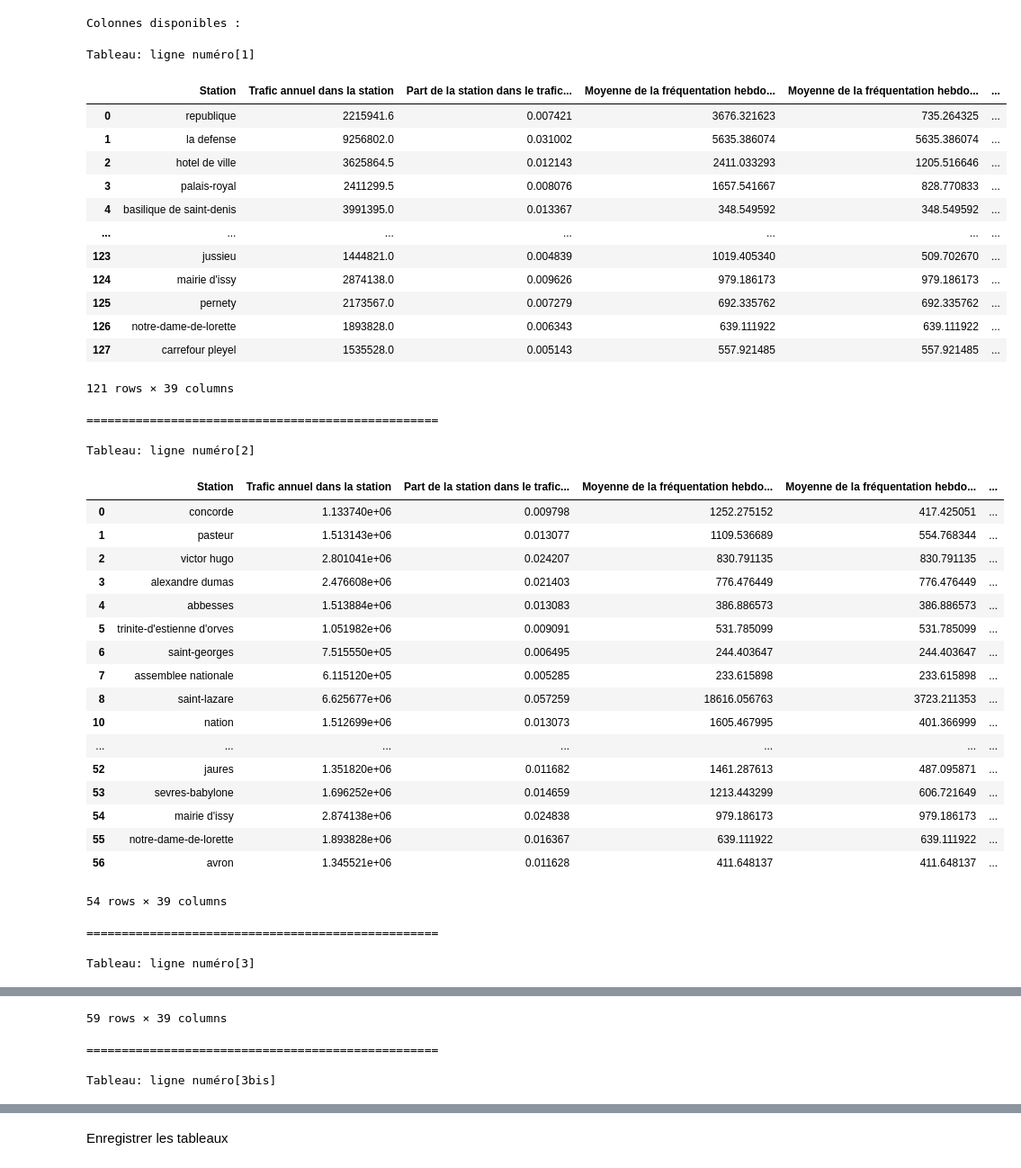
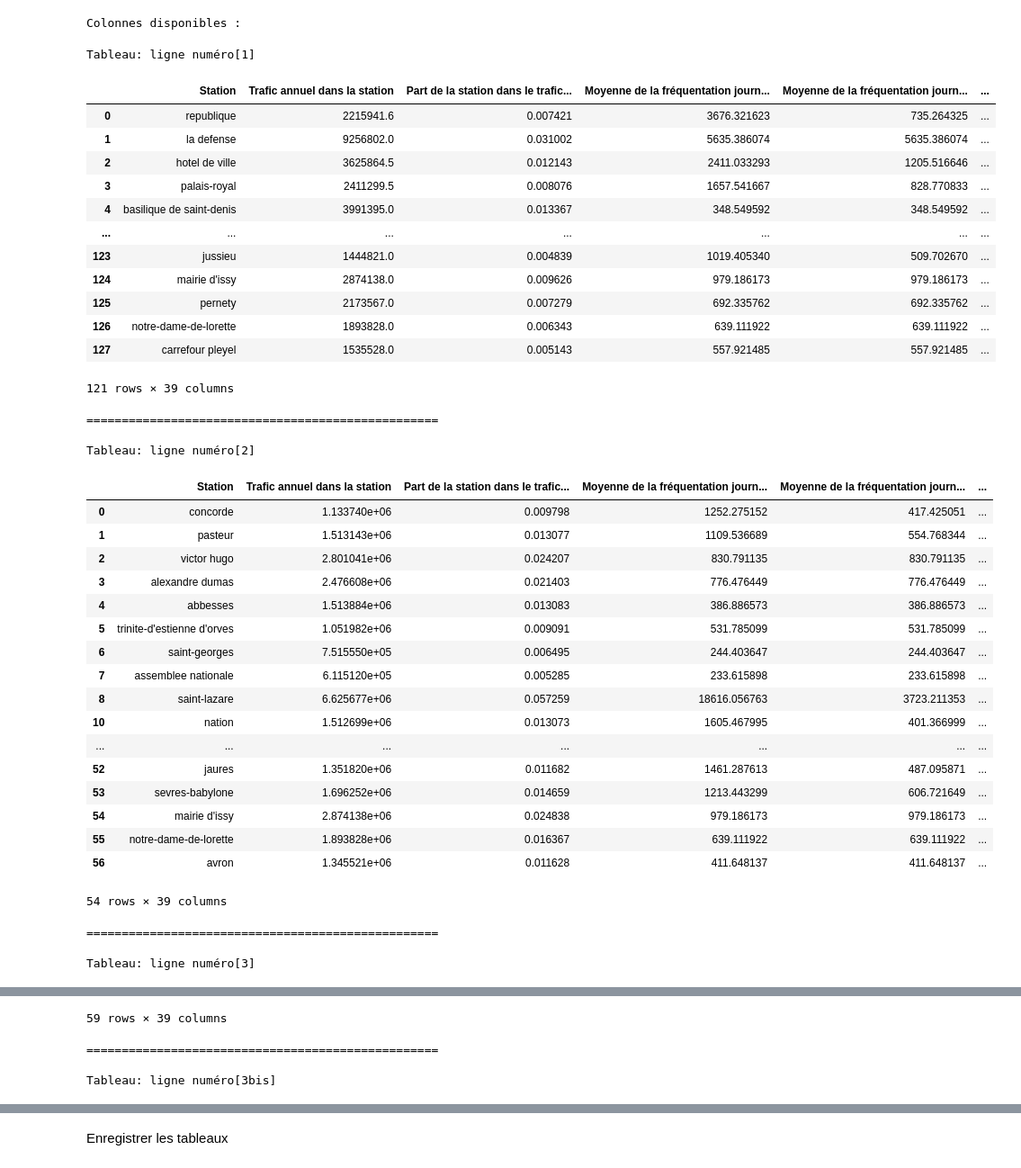
Before and after one commit to sarahthoumyre/metro-JO, a Jupyter notebook: Fréquentation_metro_en_ne_prenant_pas_en_compte_jo.ipynb, the cells around one changed output, grey strips where cells are left out. Shown at 90% size. Cells and saved outputs as stored; diff of their text form; code cells hidden in the pictures.

```diff
--- a/Fréquentation_metro_en_ne_prenant_pas_en_compte_jo.ipynb
+++ b/Fréquentation_metro_en_ne_prenant_pas_en_compte_jo.ipynb
@@ -320,9 +322,6 @@ for tableau_nom, tableau in tableaux.items():
 
     # Réorganiser les colonnes selon le nouvel ordre
     tableau = tableau[nouvel_ordre_colonnes]
-
-    display(tableau)
-    print("\n" + "=" * 50 + "\n")
 # %% [output]
 Colonnes disponibles :
 Index(['Rang', 'Station', 'Trafic', 'Correspondance_1', 'Correspondance_2',
@@ -462,9 +396,9 @@ nouveaux_noms_colonnes = {
     'Station': 'Station',
     'Trafic': 'Trafic annuel dans la station',
     'Part du trafic de la station par rapport à toute la ligne': 'Part de la station dans le trafic annuel de la ligne',
-    'moyenne_NB_VALD_hebdo_période_jo_2022_dans_toute_la_station': 'Moyenne de la fréquentation hebdomaire de la station en 2022, sur la période des JO (24-07-2022 au 11-08-2022)',
-    'moyenne_NB_VALD_hebdo_période_jo_2022_par_ligne': 'Moyenne de la fréquentation hebdomadaire de chaque correspondance de la station en 2022, sur la période des JO',
-    'moyenne_NB_VALD_hebdo_période_jo_2022_par_ligne_par_direction': 'Moyenne de la fréquentation hebdomadaire de chaque correspondance, pour chaque direction en 2022, sur la période des JO',
+    'moyenne_NB_VALD_hebdo_période_jo_2022_dans_toute_la_station': 'Moyenne de la fréquentation journalière de la station en 2022, sur la période des JO (24-07-2022 au 11-08-2022)',
+    'moyenne_NB_VALD_hebdo_période_jo_2022_par_ligne': 'Moyenne de la fréquentation journalière de chaque correspondance de la station en 2022, sur la période des JO',
+    'moyenne_NB_VALD_hebdo_période_jo_2022_par_ligne_par_direction': 'Moyenne de la fréquentation journalière de chaque correspondance, pour chaque direction en 2022, sur la période des JO',
     'Correspondance_1': 'Correspondance 1',
     'Correspondance_2': 'Correspondance 2',
     'Correspondance_3': 'Correspondance 3',
@@ -487,34 +421,34 @@ nouveaux_noms_colonnes = {
     '11:00-12:00': '11:00-12:00',
     '12:00-13:00': '12:00-13:00',
     '13:00-14:00': '13:00-14:00',
     '14:00-15:00': '14:00-15:00',
     '15:00-16:00': '15:00-16:00',
     '16:00-17:00': '16:00-17:00',
     '17:00-18:00': '17:00-18:00',
     '18:00-19:00': '18:00-19:00',
     '19:00-20:00': '19:00-20:00',
     '20:00-21:00': '20:00-21:00',
     '21:00-22:00': '21:00-22:00',
     '22:00-23:00': '22:00-23:00',
     '23:00-00:00': '23:00-00:00',
     'Rang': 'Rang'
 }
 
 # Afficher chaque tableau final avec le nouvel ordre des colonnes et les nouveaux noms
 for tableau_nom, tableau in tableaux.items():
     print(f"Tableau: {tableau_nom}")
 
     # Réorganiser les colonnes selon le nouvel ordre
     tableau = tableau[nouvel_ordre_colonnes]
 
     # Renommer les colonnes
     tableau = tableau.rename(columns=nouveaux_noms_colonnes)
 
     display(tableau)
     print("\n" + "=" * 50 + "\n")
 # %% [output]
 Tableau: ligne numéro[1]
-|  | Station | Trafic annuel dans la station | Part de la station dans le trafic... | Moyenne de la fréquentation hebdo... | Moyenne de la fréquentation hebdo... | ... |
+|  | Station | Trafic annuel dans la station | Part de la station dans le trafic... | Moyenne de la fréquentation journ... | Moyenne de la fréquentation journ... | ... |
 | 0 | republique | 2215941.6 | 0.007421 | 3676.321623 | 735.264325 | ... |
 | 1 | la defense | 9256802.0 | 0.031002 | 5635.386074 | 5635.386074 | ... |
 | 2 | hotel de ville | 3625864.5 | 0.012143 | 2411.033293 | 1205.516646 | ... |
@@ -530,7 +464,7 @@ Tableau: ligne numéro[1]
 ==================================================
 
 Tableau: ligne numéro[2]
-|  | Station | Trafic annuel dans la station | Part de la station dans le trafic... | Moyenne de la fréquentation hebdo... | Moyenne de la fréquentation hebdo... | ... |
+|  | Station | Trafic annuel dans la station | Part de la station dans le trafic... | Moyenne de la fréquentation journ... | Moyenne de la fréquentation journ... | ... |
 | 0 | concorde | 1.133740e+06 | 0.009798 | 1252.275152 | 417.425051 | ... |
 | 1 | pasteur | 1.513143e+06 | 0.013077 | 1109.536689 | 554.768344 | ... |
 | 2 | victor hugo | 2.801041e+06 | 0.024207 | 830.791135 | 830.791135 | ... |
```
Also changed, not shown: parts of 3 cells of this notebook.
